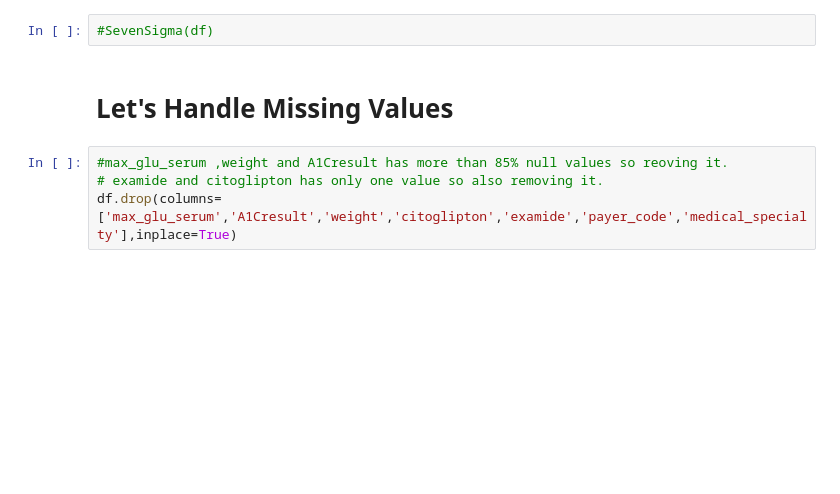
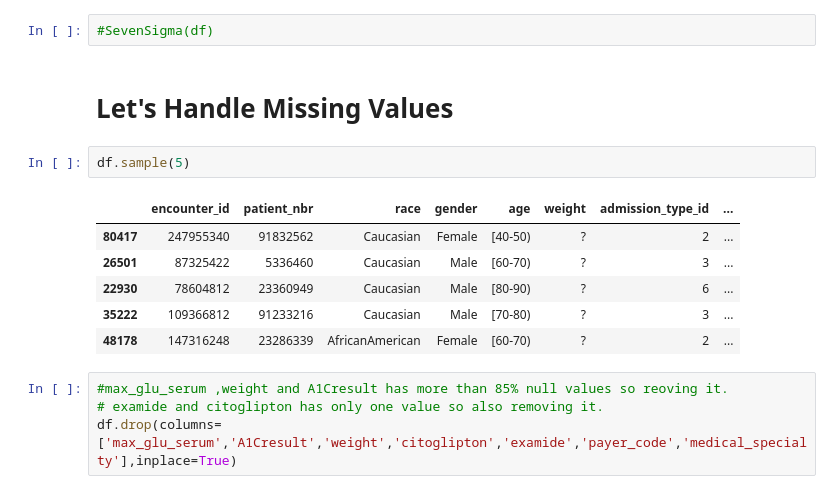
Before and after one commit to Krish-Goyani/AIDRP-AI_Driven_Diabetes_Readmission_Prevention, a Jupyter notebook: hospital-readmission-prediction-pp-2.ipynb, the cells around one changed output. Saved outputs shown, nothing was run; the diff lists cells and outputs as text; blank space fills up the shorter version.

```diff
--- a/hospital-readmission-prediction-pp-2.ipynb
+++ b/hospital-readmission-prediction-pp-2.ipynb
@@ -132,6 +132,15 @@ def SevenSigma(df):
 #SevenSigma(df)
 # %% [markdown]
 # Let's Handle Missing Values
+# %%
+df.sample(5)
+# %% [output]
+|  | encounter_id | patient_nbr | race | gender | age | weight | admission_type_id | ... |
+| 80417 | 247955340 | 91832562 | Caucasian | Female | [40-50) | ? | 2 | ... |
+| 26501 | 87325422 | 5336460 | Caucasian | Male | [60-70) | ? | 3 | ... |
+| 22930 | 78604812 | 23360949 | Caucasian | Male | [80-90) | ? | 6 | ... |
+| 35222 | 109366812 | 91233216 | Caucasian | Male | [70-80) | ? | 3 | ... |
+| 48178 | 147316248 | 23286339 | AfricanAmerican | Female | [60-70) | ? | 2 | ... |
 # %%
 #max_glu_serum ,weight and A1Cresult has more than 85% null values so reoving it.
 # examide and citoglipton has only one value so also removing it.
```
Also changed, not shown: parts of 47 cells of this notebook.
